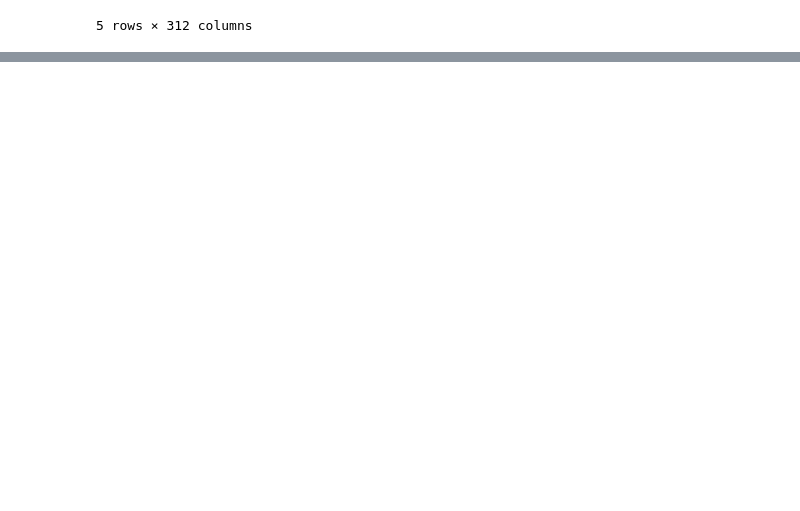
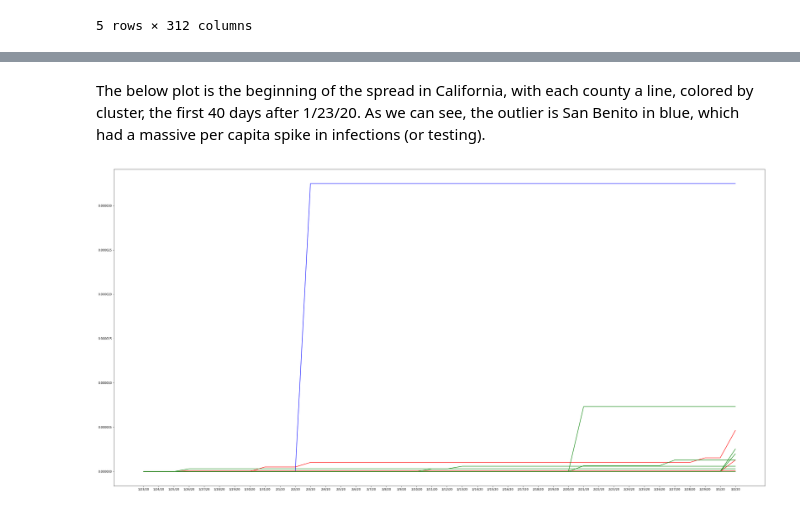
Before and after one commit to AndyFlury13/covid19-final-project, a Jupyter notebook: final_proj/victor.ipynb, the cells around one changed output, grey strips where cells are left out. Saved outputs shown, nothing was run; the diff lists cells and outputs as text; code cells hidden in the pictures; blank space fills up the shorter version.

```diff
--- a/final_proj/victor.ipynb
+++ b/final_proj/victor.ipynb
@@ -205,0 +294,12 @@ plot_correlations(california_cases, corr, california_cases['5/8/20']/california_
+# %%
+temp = california_cases.copy()
+#take only the cases by day and normalize based off of the population
+temp = temp[dates].div(temp['PopulationEstimate2018'], axis=0)
+
+#cluster0 is the outlier, San Benito, and from eye has pc2 less than 20
+cluster0 = temp.iloc[pc_df[pc_df['pc2'] < -20].index]
+#cluster1 is the cluster on the left
+cluster1 = temp.iloc[pc_df[(pc_df['pc1'] < -10) & (pc_df['pc2'] > -20)].index]
+#cluster2 is the group on the right
+cluster2 = temp.iloc[pc_df[pc_df['pc1'] > -10].index]
+cluster1.head(3)
@@ -205,0 +312,11 @@ plot_correlations(california_cases, corr, california_cases['5/8/20']/california_
+# %% [markdown]
+The below plot is the beginning of the spread in California, with each county a line, colored by cluster, the first 40 days after 1/23/20. As we can see, the outlier is San Benito in blue, which had a massive per capita spike in infections (or testing).
+# %%
+plt.figure(figsize=(40,20))
+
+plt.plot(cluster0.T.drop(cluster1.columns.values[40:]), color='blue')
+plt.plot(cluster1.T.drop(cluster1.columns.values[40:]), color='red')
+plt.plot(cluster2.T.drop(cluster1.columns.values[40:]), color='green')
+plt.show()
+# %% [output]
+[figure, added]
```
Also changed, not shown: parts of 23 cells of this notebook.
